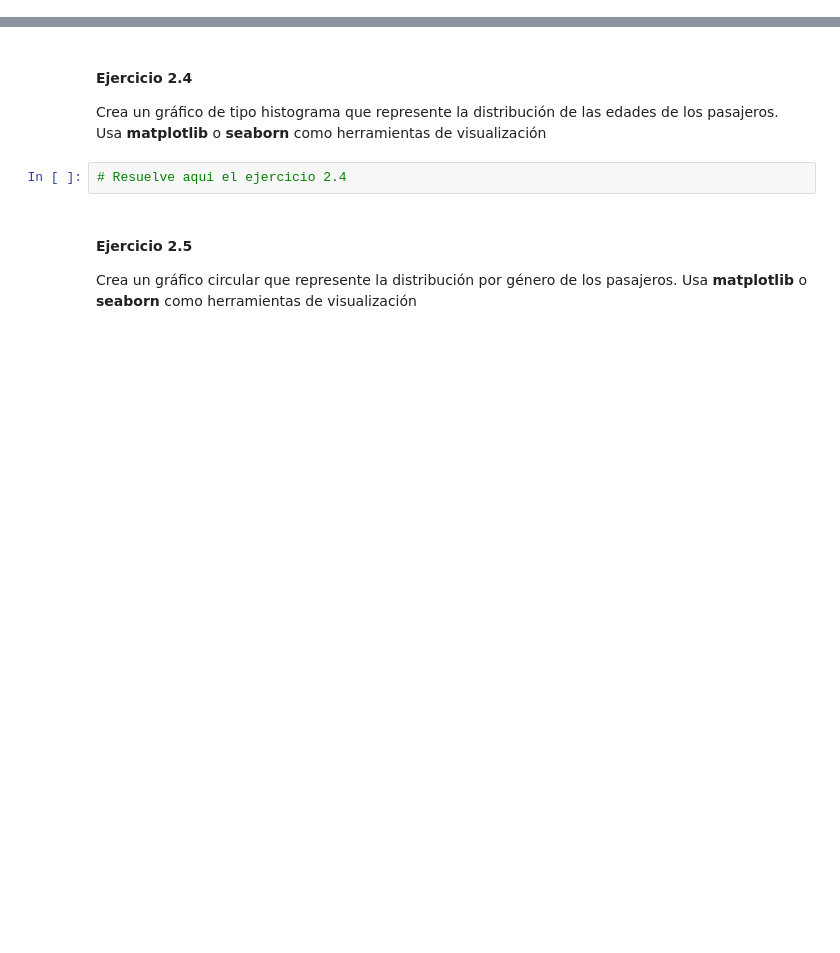
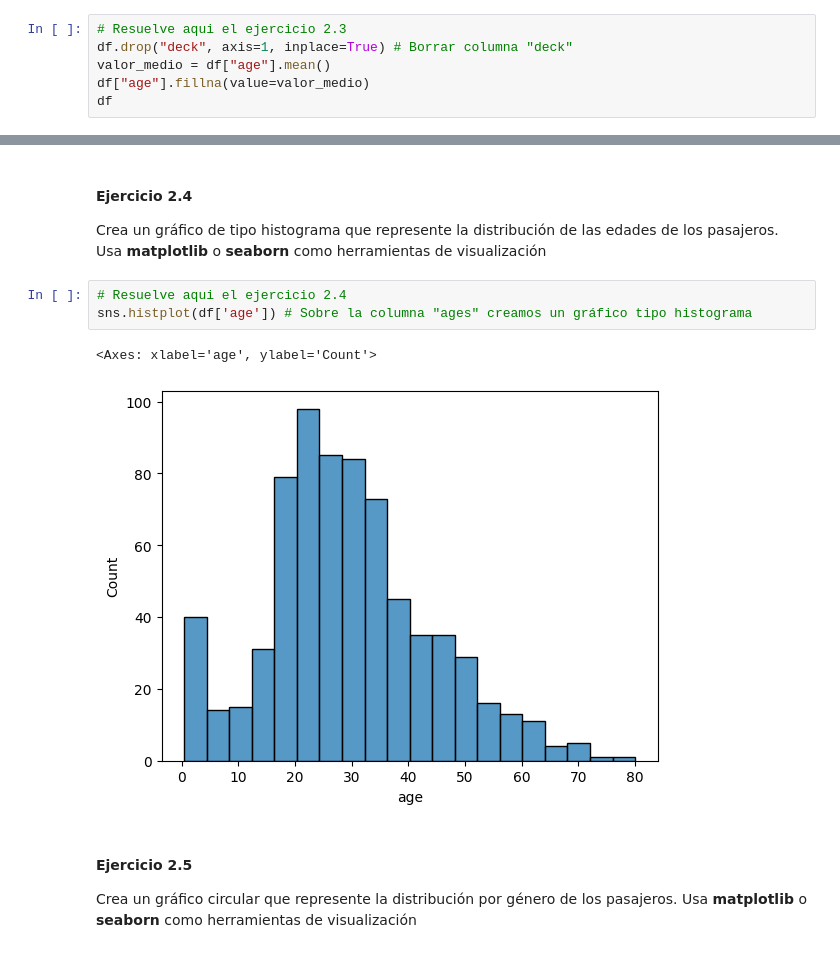
Before and after one commit to okcee/proyectos2025, a Jupyter notebook: Proyecto_IA325/proyecto.ipynb, the cells around one changed output, grey strips where cells are left out. Saved outputs shown, nothing was run; the diff lists cells and outputs as text; blank space fills up the shorter version.

```diff
--- a/Proyecto_IA325/proyecto.ipynb
+++ b/Proyecto_IA325/proyecto.ipynb
@@ -34,0 +63,6 @@ Elimina los datos de la columna "deck" y sustituye los datos nulos para la colum
+# %%
+# Resuelve aqui el ejercicio 2.3
+df.drop("deck", axis=1, inplace=True) # Borrar columna "deck"
+valor_medio = df["age"].mean()
+df["age"].fillna(value=valor_medio)
+df
@@ -37,6 +85,10 @@ Elimina los datos de la columna "deck" y sustituye los datos nulos para la colum
 Crea un gráfico de tipo histograma que represente la distribución de las edades de los pasajeros. Usa **matplotlib** o **seaborn** como herramientas de visualización
 # %%
 # Resuelve aqui el ejercicio 2.4
+sns.histplot(df['age']) # Sobre la columna "ages" creamos un gráfico tipo histograma
+# %% [output]
+<Axes: xlabel='age', ylabel='Count'>
+[figure, added]
 # %% [markdown]
 #### Ejercicio 2.5
 Crea un gráfico circular que represente la distribución por género de los pasajeros. Usa **matplotlib** o **seaborn** como herramientas de visualización
```
Also changed, not shown: parts of 6 cells of this notebook.
